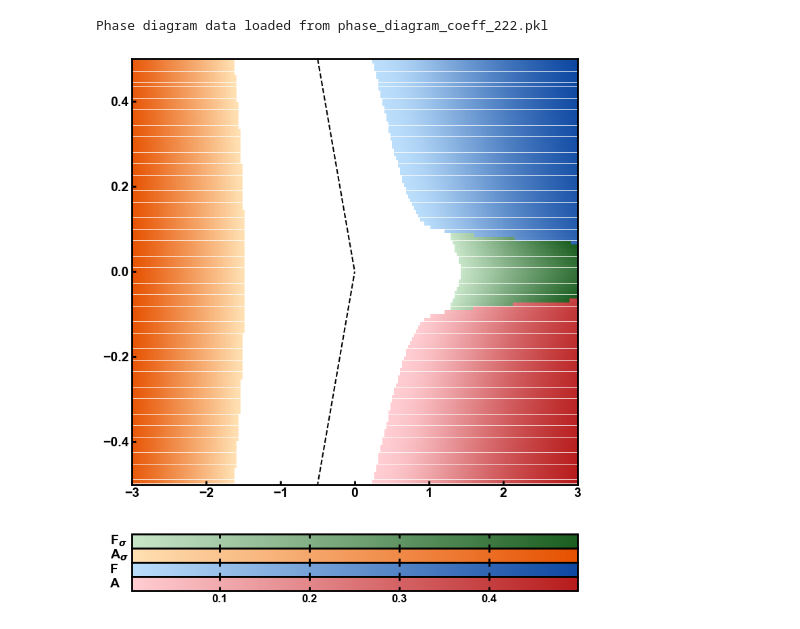
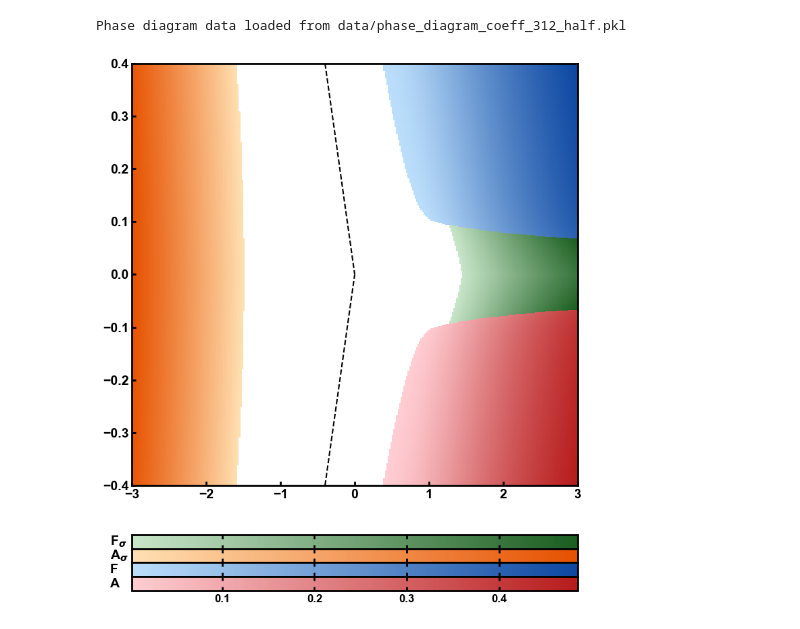
Before and after one commit to erbilcanartun/continuous-ashkin-teller, a Jupyter notebook: figure_manipulation_coeff.ipynb, the cells around one changed output. Drawn from its saved outputs; the diff is of its cells as text; code cells hidden in the pictures.

```diff
--- a/figure_manipulation_coeff.ipynb
+++ b/figure_manipulation_coeff.ipynb
@@ -327,18 +327,18 @@ def plot_phase_diagram_with_coeffs(J_values, M_values, phase_dict, coeff_indices
     ax.tick_params(axis="both", direction="in", width=2, length=4)
 
     x_min, x_max = min(M_values), max(M_values)
-    y_min, y_max = min(J_values), max(J_values)
+    y_min, y_max = -0.4, 0.4 #min(J_values), max(J_values)
 
     # Set axis limits
     ax.set_xlim(x_min, x_max)
-    #ax.set_ylim(y_min, y_max))
-    ax.set_ylim(-.5, .5)
+    ax.set_ylim(y_min, y_max)
+    #ax.set_ylim(-.5, .5)
 
     # For J=M line
     line_min = max(x_min, y_min)
     line_max = 0
     # For J=-M line
-    neg_line_min = max(x_min, -y_max)
+    neg_line_min = max(x_min, y_min)
     neg_line_max = 0
 
     # Add dashed line for J=M
@@ -400,14 +400,14 @@ def plot_phase_diagram_with_coeffs(J_values, M_values, phase_dict, coeff_indices
     return fig
 # %%
 # Load your data
-data = load_phase_diagram_results("phase_diagram_coeff_222.pkl")
+data = load_phase_diagram_results("data/phase_diagram_coeff_312_half.pkl")
 phase_dict = data['phase_dict']
 J_values_full = data['J_values']
 M_values_full = data['M_values']
 coeff_indices = data['coeff_indices']
 
 # Extract region of interest
-j_min, j_max = 0.0, .5  # Range of J values
+j_min, j_max = 0.0, .4  # Range of J values
 m_min, m_max = -3, 3  # Range of M values
 region_dict = extract_region(phase_dict, j_min, j_max, m_min, m_max)
 
@@ -418,17 +418,17 @@ reflected_dict = reflect_region_across_j(region_dict, coeff_indices)
 J_values, M_values, combined_dict, coeff_indices = prepare_data_for_plotting(
     region_dict, reflected_dict, j_min, j_max, m_min, m_max, coeff_indices)
 # %% [output]
-Phase diagram data loaded from phase_diagram_coeff_222.pkl
+Phase diagram data loaded from data/phase_diagram_coeff_312_half.pkl
 # %%
 # Plot using the existing function
 fig = plot_phase_diagram_with_coeffs(
-    J_values=J_values_full,
-    M_values=M_values_full,
+    J_values=J_values,
+    M_values=M_values,
     phase_dict=combined_dict,
     coeff_indices=coeff_indices,
     show_colorbars=True,
-    path="region_with_reflection.png",
-    marker_size=15,)
+    path="phase_diagram_with_coeff(2,2).png",
+    marker_size=2.4,)
 plt.show()
 # %% [output]
-[figure, old version]
+[figure, new version]
```
Also changed, not shown: 2 other files.
